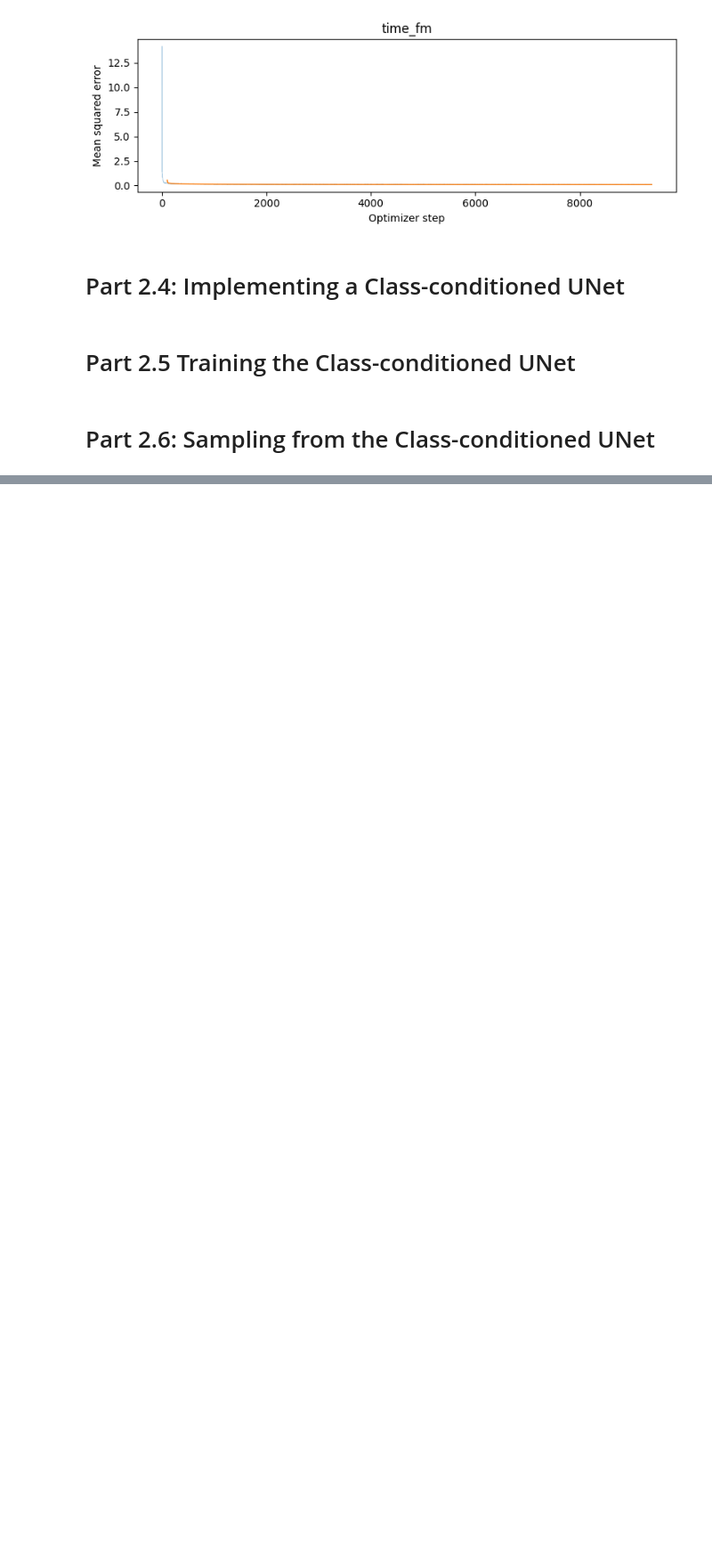
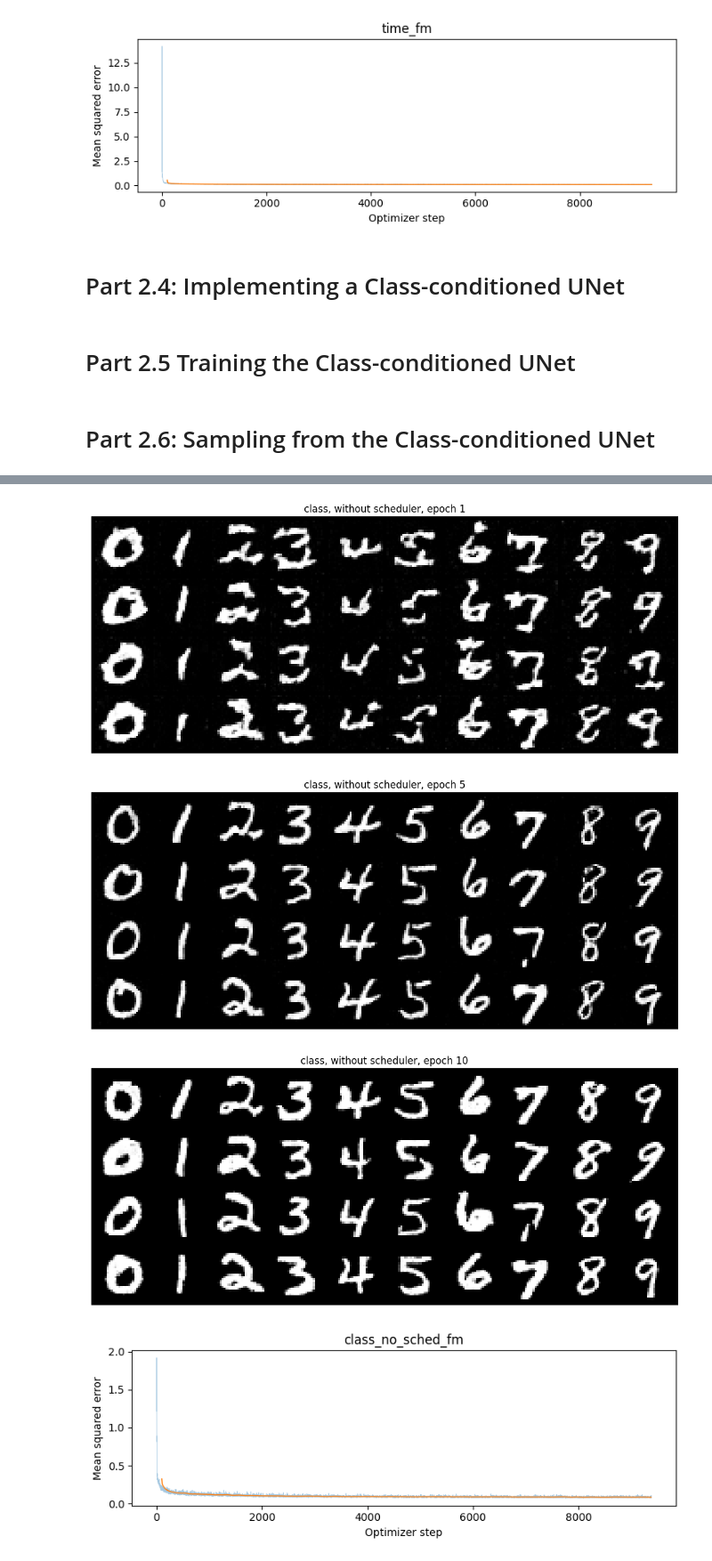
Before and after one commit to Bobby202608/UCB-CS180-Projects, a Jupyter notebook: Project 3/code/Part B/partb.ipynb, the cells around one changed output, grey strips where cells are left out. Shown at 89% size. Drawn from its saved outputs; the diff is of its cells as text; code cells hidden in the pictures; blank space fills up the shorter version.

```diff
--- a/Project 3/code/Part B/partb.ipynb
+++ b/Project 3/code/Part B/partb.ipynb
@@ -866,0 +989,50 @@ raise NotImplementedError('Implement sampling and comparison')
+# %%
+# b. without scheduler
+unet = ClassConditionalUNet(1, 10, hidden_dim)
+model = ClassConditionalFM(unet).to(device)
+optimizer = torch.optim.Adam(model.parameters(), lr=learning_rate)
+
+train_losses = []
+
+for epoch in range(num_epochs):
+    model.train()
+
+    for i, (images, labels) in enumerate(tqdm(train_loader)):
+        loss = model(images.to(device), labels.to(device))
+        optimizer.zero_grad()
+        loss.backward()
+        optimizer.step()
+
+        train_losses.append(loss.item())
+
+    # Sample 4 results of each digit on the test set after the 1st, 5th and 10th epochs
+    if epoch in (0, 4, 9):
+        with torch.no_grad():
+            model.eval()
+
+            results = torch.cat([
+                model.sample(
+                    c=torch.tensor([i % 10], device=device),
+                    img_wh=(28, 28),
+                    seed=SEED + i
+                )
+                for i in range(40)
+            ], dim=0)  # (40, 1, 28, 28)
+
+            show_grid(
+                results,
+                title=f"class, without scheduler, epoch {epoch + 1}",
+                filename=f"class_no_sched_epoch_{epoch + 1}.png",
+                nrow=10
+            )
+
+# Visualize training curve
+if not train_losses:
+    raise ValueError("Please run the training loop first to record train_losses.")
+
+loss_plot(train_losses, "class_no_sched_fm")
+# %% [output]
+[figure, added]
+[figure, added]
+[figure, added]
+[figure, added]
```
Also changed, not shown: parts of 9 cells of this notebook.
